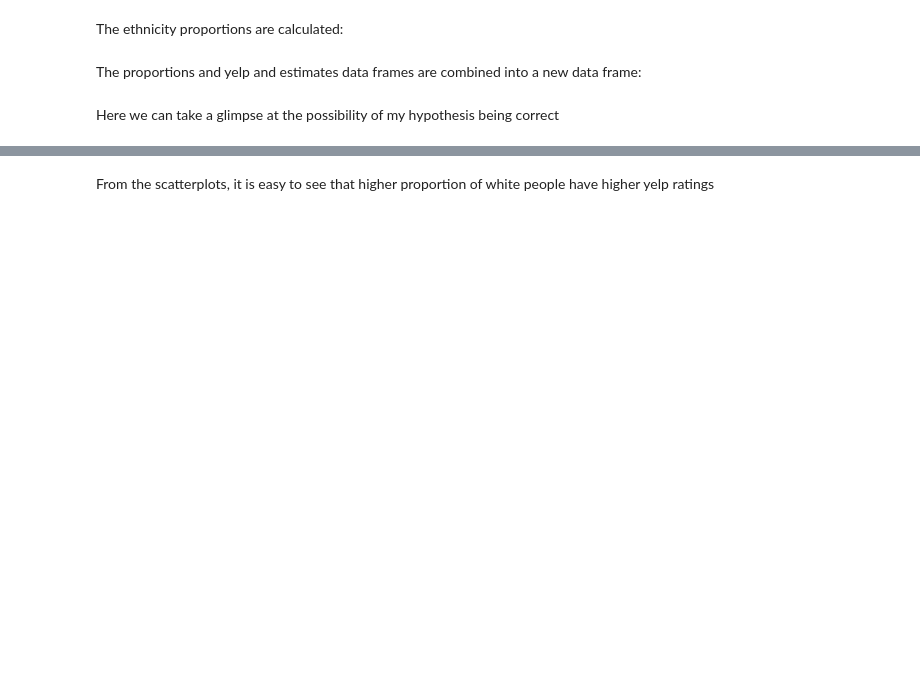
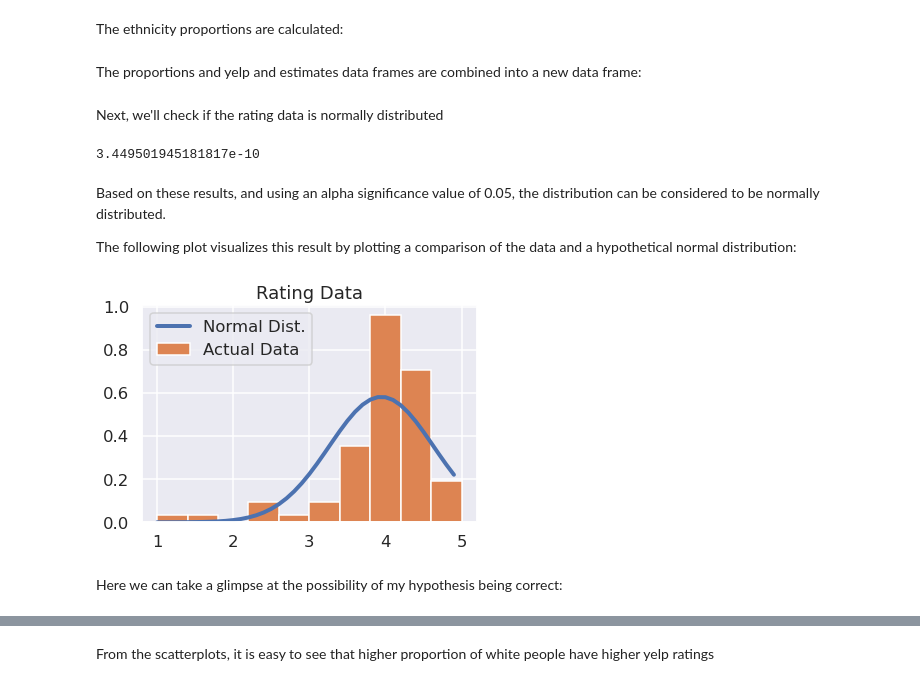
Before and after one commit to victormmontano/individual_fa20, a Jupyter notebook: final_project/FinalProject_victormmontano.ipynb, the cells around one changed output, grey strips where cells are left out. Saved outputs shown, nothing was run; the diff lists cells and outputs as text; code cells hidden in the pictures; blank space fills up the shorter version.

Commit message:
added normality test

```diff
--- a/final_project/FinalProject_victormmontano.ipynb
+++ b/final_project/FinalProject_victormmontano.ipynb
@@ -341,8 +363,29 @@ for i in range(len(yelpEthnicity)):
         newCount.append(d[i])
 dfYelp = pd.DataFrame(list(zip(newZip, newPop, newRatings, newCount, white, black, hispanic, asian, AIAN, NHOPI, other, multiple, nonWhite)),
                columns =['Zip', 'Population', 'Rating', 'Count', 'White', 'Black', 'Hispanic', 'Asian', 'AIAN', 'NHOPI', 'Other', 'Multiple', 'NonWhite'])
+# %% [markdown]
+Next, we'll check if the rating data is normally distributed
+# %%
+y_rating = dfYelp['Rating'].values
+st_rating, p_rating = normaltest(y_rating)
+print(p_rating)
+# %% [output]
+3.449501945181817e-10
+# %% [markdown]
+Based on these results, and using an alpha significance value of 0.05, the distribution can be considered to be normally distributed.
+
+The following plot visualizes this result by plotting a comparison of the data and a hypothetical normal distribution:
+# %%
+xs = np.arange(y_rating.min(), y_rating.max(), 0.1)
+fit = stats.norm.pdf(xs, np.mean(y_rating), np.std(y_rating))
+plt.plot(xs, fit, label = 'Normal Dist.', lw = 4)
+plt.hist(y_rating, density = True, label = 'Actual Data');
+plt.title('Rating Data')
+plt.legend();
+# %% [output]
+[figure, added]
 # %% [markdown]
-Here we can take a glimpse at the possibility of my hypothesis being correct
+Here we can take a glimpse at the possibility of my hypothesis being correct:
 # %%
 dfYelp.groupby('White').sum().sort_values(by='White')
 # %% [output]
```
Also changed, not shown: parts of 38 cells of this notebook, 3 other files.
